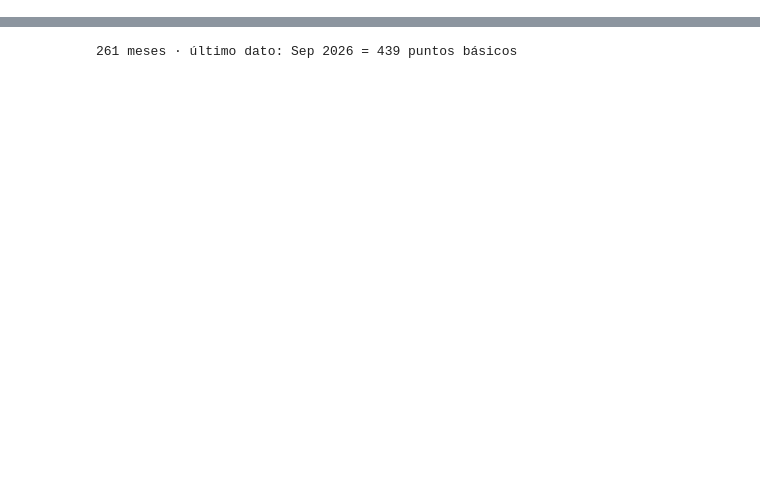
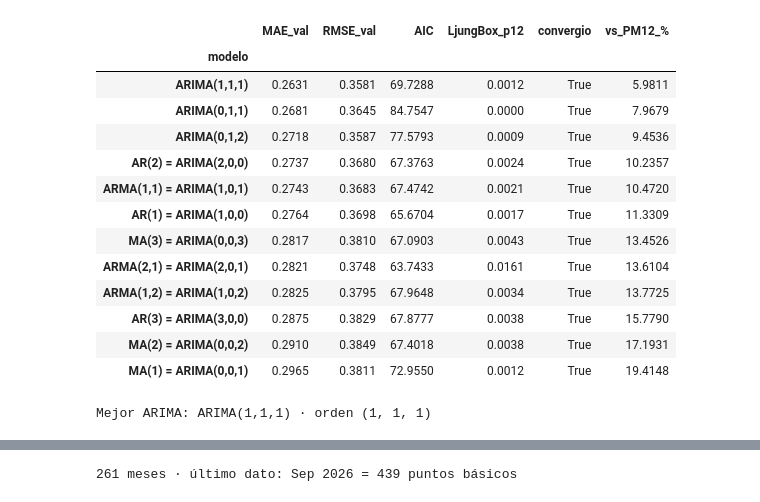
Before and after one commit to jonarosero/modulo5_econometria_forecasting_ia, a Jupyter notebook: notebooks/03_Dia3_ARIMA_SARIMA.ipynb, the cells around one changed output, grey strips where cells are left out. Drawn from its saved outputs; the diff is of its cells as text; code cells hidden in the pictures; blank space fills up the shorter version.

```diff
--- a/notebooks/03_Dia3_ARIMA_SARIMA.ipynb
+++ b/notebooks/03_Dia3_ARIMA_SARIMA.ipynb
@@ -846,0 +302,3 @@ Repite el procedimiento del día con `riesgo_pais_pb` desde 2005:
+# %%
+filas_ar = [evaluar(f'AR({p}) = ARIMA({p},0,0)', order=(p, 0, 0)) for p in [1, 2, 3]]
+tabla(filas_ar)
@@ -846,0 +400,30 @@ Repite el procedimiento del día con `riesgo_pais_pb` desde 2005:
+# %%
+# Diccionario nombre -> orden (p, d, q), para recuperar el orden del ganador.
+ORDENES = {}
+for p in [1, 2, 3]:            ORDENES[f'AR({p}) = ARIMA({p},0,0)'] = (p, 0, 0)
+for q in [1, 2, 3]:            ORDENES[f'MA({q}) = ARIMA(0,0,{q})'] = (0, 0, q)
+for p, q in [(1, 1), (2, 1), (1, 2)]: ORDENES[f'ARMA({p},{q}) = ARIMA({p},0,{q})'] = (p, 0, q)
+for p, q in [(0, 1), (1, 1), (0, 2)]: ORDENES[f'ARIMA({p},1,{q})'] = (p, 1, q)
+
+resultados_arima = tabla(filas_ar + filas_ma + filas_arma + filas_arima)
+mejor_arima_nombre = resultados_arima[resultados_arima['convergio']].index[0]   # 1.º de la tabla ordenada
+ORDEN_MEJOR_ARIMA = ORDENES[mejor_arima_nombre]
+
+display(resultados_arima)
+print('Mejor ARIMA:', mejor_arima_nombre, '· orden', ORDEN_MEJOR_ARIMA)
+# %% [output]
+|  | MAE_val | RMSE_val | AIC | LjungBox_p12 | convergio | vs_PM12_% |
+| modelo |  |  |  |  |  |  |
+| ARIMA(1,1,1) | 0.2631 | 0.3581 | 69.7288 | 0.0012 | True | 5.9811 |
+| ARIMA(0,1,1) | 0.2681 | 0.3645 | 84.7547 | 0.0000 | True | 7.9679 |
+| ARIMA(0,1,2) | 0.2718 | 0.3587 | 77.5793 | 0.0009 | True | 9.4536 |
+| AR(2) = ARIMA(2,0,0) | 0.2737 | 0.3680 | 67.3763 | 0.0024 | True | 10.2357 |
+| ARMA(1,1) = ARIMA(1,0,1) | 0.2743 | 0.3683 | 67.4742 | 0.0021 | True | 10.4720 |
+| AR(1) = ARIMA(1,0,0) | 0.2764 | 0.3698 | 65.6704 | 0.0017 | True | 11.3309 |
+| MA(3) = ARIMA(0,0,3) | 0.2817 | 0.3810 | 67.0903 | 0.0043 | True | 13.4526 |
+| ARMA(2,1) = ARIMA(2,0,1) | 0.2821 | 0.3748 | 63.7433 | 0.0161 | True | 13.6104 |
+| ARMA(1,2) = ARIMA(1,0,2) | 0.2825 | 0.3795 | 67.9648 | 0.0034 | True | 13.7725 |
+| AR(3) = ARIMA(3,0,0) | 0.2875 | 0.3829 | 67.8777 | 0.0038 | True | 15.7790 |
+| MA(2) = ARIMA(0,0,2) | 0.2910 | 0.3849 | 67.4018 | 0.0038 | True | 17.1931 |
+| MA(1) = ARIMA(0,0,1) | 0.2965 | 0.3811 | 72.9550 | 0.0012 | True | 19.4148 |
+Mejor ARIMA: ARIMA(1,1,1) · orden (1, 1, 1)
```
Also changed, not shown: parts of 127 cells of this notebook, 11 other files.
